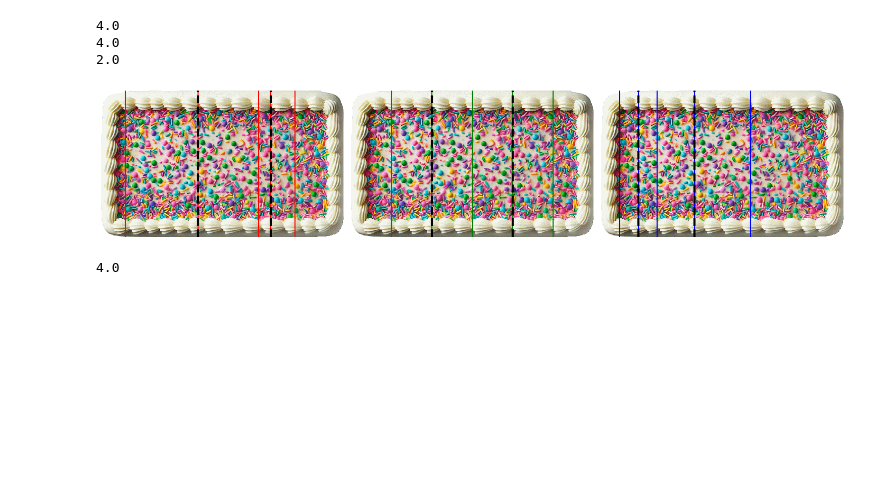
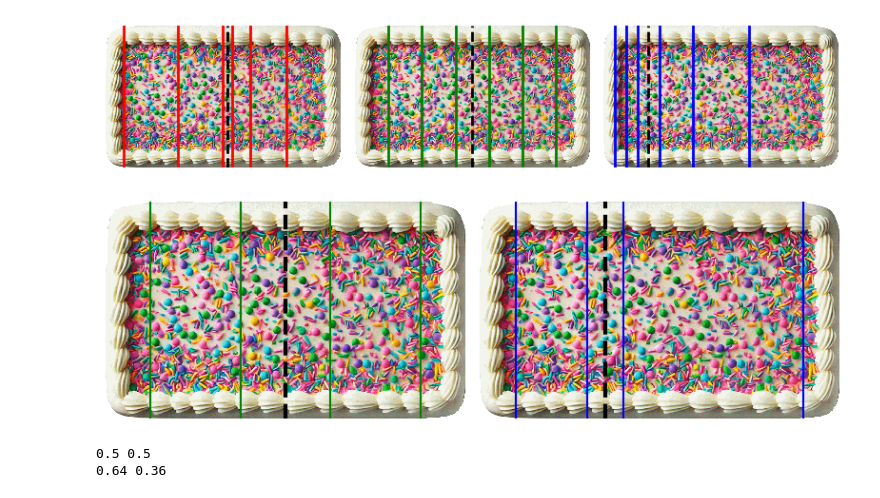
Before and after one commit to tjqscott/cake_cutting, a Jupyter notebook: prototype.ipynb, the cells around one changed output. Cells and saved outputs as stored; diff of their text form; code cells hidden in the pictures; blank space fills up the shorter version.

Commit message:
Fixed basic functions and started Selfridge algorithm

```diff
--- a/prototype.ipynb
+++ b/prototype.ipynb
@@ -4,59 +6,35 @@ import matplotlib.pyplot as plt
 # %%
 # Initialise piecewise uniform values
-values = [[1, 4, 6.5, 7, 8, 10],
-          [2, 4, 6, 8, 10, 12],
-          [1, 2, 3, 5, 8, 13]]
+values = [[1, 4, 6.5, 7, 8, 10, 13],
+          [2, 4, 6, 8, 10, 12, 14],
+          [1, 2, 3, 5, 8, 13, 21]]
 
 # Declare array of colours for each value set
 colors = ["red", "green", "blue"]
 
 # Read in the cake image
 cake = skimage.io.imread("cake.png") / 255.0
 
 # Instantiate a figure
-fig, axs = plt.subplots(1, len(values), figsize=(15, 5))
+fig, axs = plt.subplots(1, len(values), figsize=(8, 4))
 
 # Loop over the values array
 for idx, (value_set, ax) in enumerate(zip(values, axs)):
     ax.imshow(cake, cmap="gray", interpolation="nearest")
     ax.axis("off")
 
     # Declare the end of the image and the values
     pixel_width = cake.shape[1]
     slice_width = value_set[-1]
 
     # Plot a line for each equal value section
     for value in value_set[:-1]:
         position = pixel_width * (value / slice_width)
-        ax.axvline(x=position, color= colors[idx], linestyle='-', linewidth=1.5)
-
-    print(cut_position(value_set, 1/3))
-    ax.axvline(x=pixel_width * (cut_position(value_set, 1/3) / slice_width), color="black", linestyle='--', linewidth=3)
-    ax.axvline(x=pixel_width * (cut_position(value_set, 2/3) / slice_width), color="black", linestyle='--', linewidth=3)
+        ax.axvline(x=position, color= colors[idx], linestyle='-', linewidth=2)
+    ax.axvline(x=pixel_width * (cut_position(value_set, 0.5) ), color="black", linestyle='--', linewidth=2)
 
 # Display the figure with a tight layout
 plt.tight_layout()
 plt.show()
 # %% [output]
-4.0
-4.0
-2.0
-[figure, old version]
+[figure, new version]
-# %%
-# Declare a function to return the total value of the piecewise uniform value distribution
-def total_value(values):
-    return len(values)
-
-# Declare a function to return the cut position representing a given ratio of the cake's value
-def cut_position(values, ratio):
-    total = total_value(values)
-    target = total * ratio
-
-    if type(target) == int:
-        return values[target-1]
-    else:
-        delta_target = target - int(target)
-        delta_values = values[int(target)] - values[int(target)-1]
-        return values[int(target)-1] + delta_target * delta_values
-# %% [output]
-4.0
@@ -62,0 +78,26 @@ def cut_position(values, ratio):
+# %%
+# Two person cut and choose
+
+x = [x/10 for x in sorted(random.sample(range(1, 11), 5))]
+y = [x/10 for x in sorted(random.sample(range(1, 11), 5))]
+
+x_cut_pos = cut_position(x, 0.5)
+
+fig, axes = plt.subplots(1, 2, figsize=(8, 4))
+
+for ax, values, color in zip(axes, [x, y], ["green", "blue"]):
+    ax.imshow(cake, cmap="gray", interpolation="nearest")
+    ax.axis("off")
+    ax.axvline(x=pixel_width * cut_position(values, 0.5), color="black", linestyle='--', linewidth=3)
+    for value in values[:-1]:
+        ax.axvline(x=pixel_width * (value / values[-1]), color=color, linestyle='-', linewidth=1.5)
+
+plt.tight_layout()
+plt.show()
+
+print(round(evaluate(x, cut_position(x, 0.5)), 2), round(1 - evaluate(x, cut_position(x, 0.5)), 2))
+print(round(evaluate(y, cut_position(x, 0.5)), 2), round(1 - evaluate(y, cut_position(x, 0.5)), 2))
+# %% [output]
+[figure, added]
+0.5 0.5
+0.64 0.36
```
Also changed, not shown: parts of 3 cells of this notebook, 1 other file.
